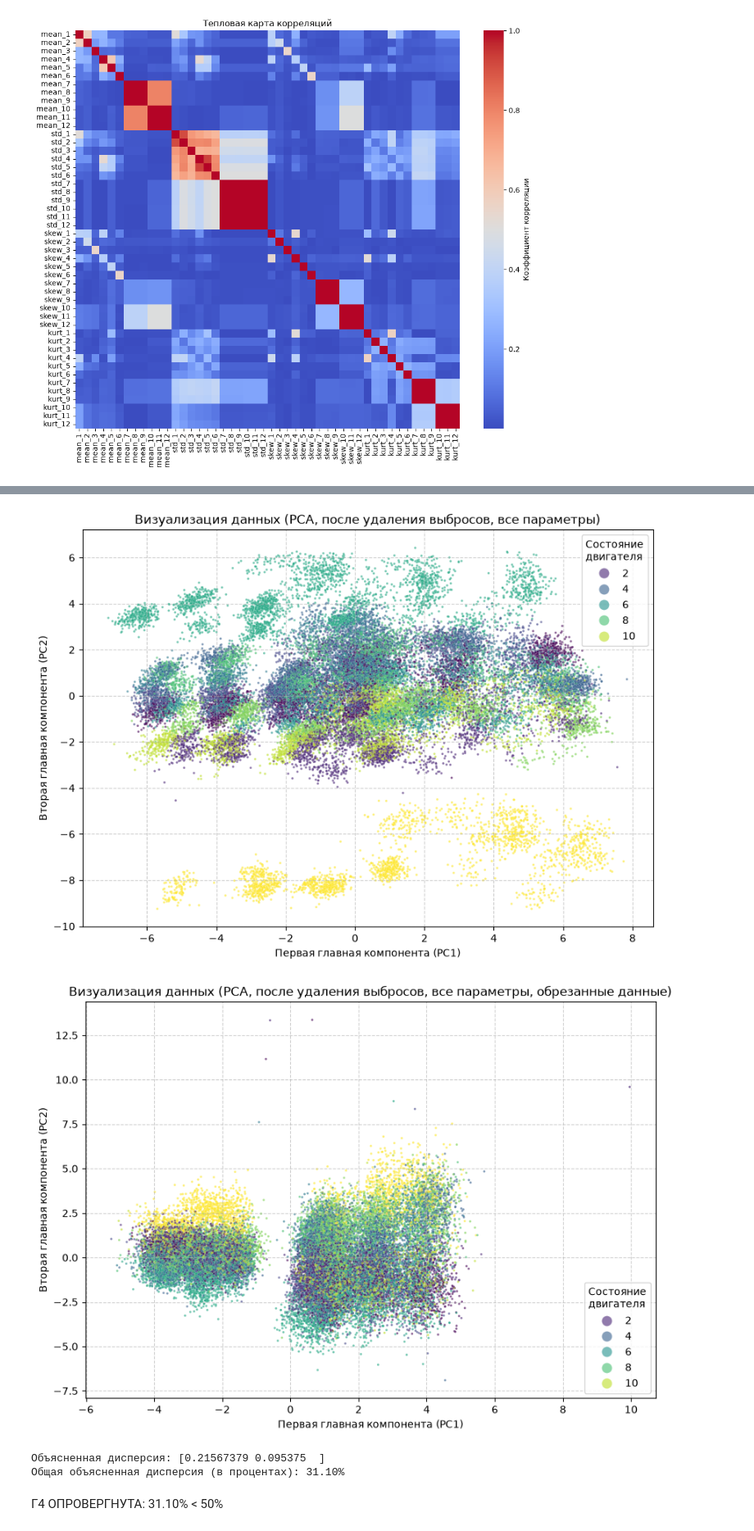
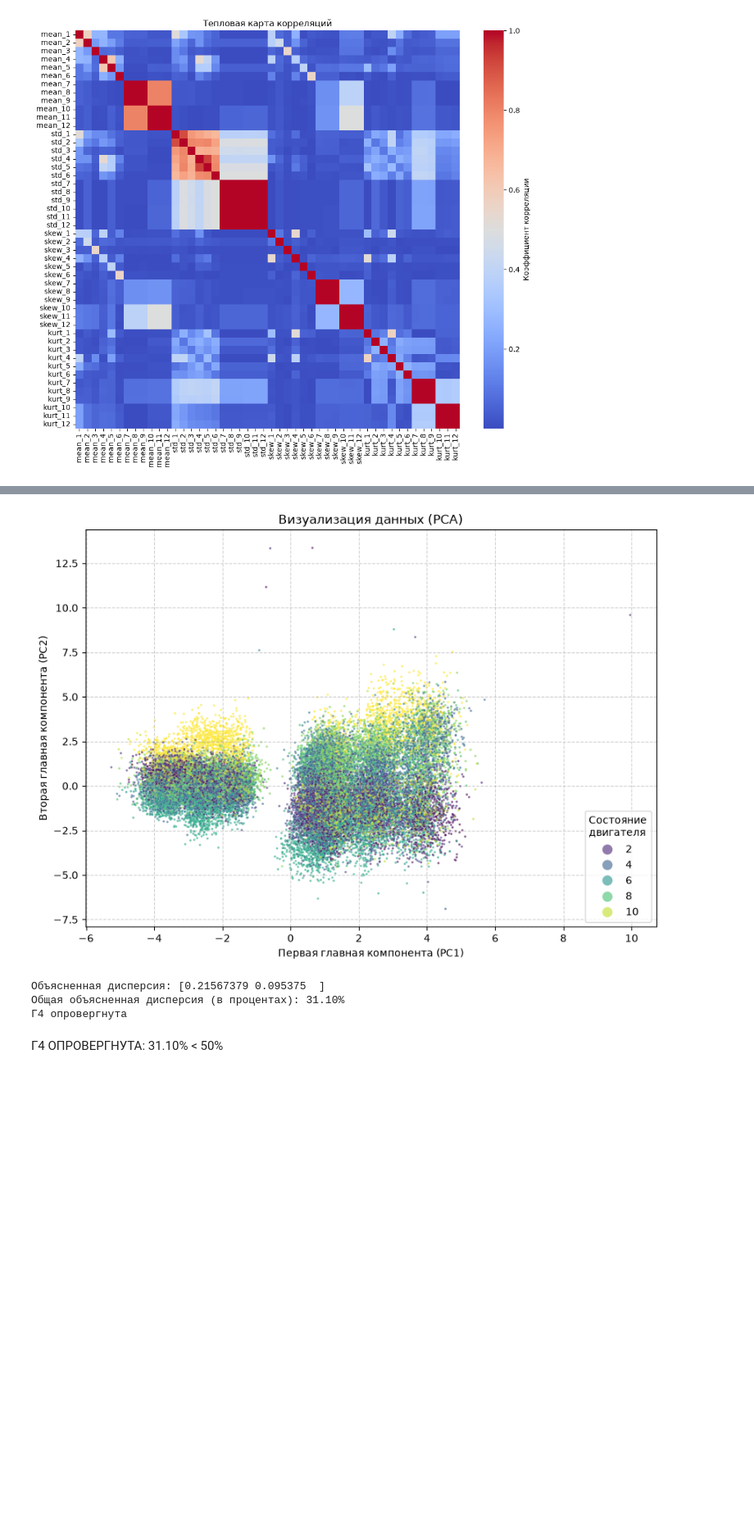
Before and after one commit to mel703/Team, a Jupyter notebook: src/reduce_data.ipynb, the cells around one changed output, grey strips where cells are left out. Shown at 82% size. Saved outputs shown, nothing was run; the diff lists cells and outputs as text; code cells hidden in the pictures; blank space fills up the shorter version.

```diff
--- a/src/reduce_data.ipynb
+++ b/src/reduce_data.ipynb
@@ -36,0 +39,14 @@ corr_threshold = 0.99 # correlation_threshold
+# %%
+X, y = load_data()
+
+missing_values = X.isna().sum().sum()
+print(f"Количество пропусков: {missing_values}")
+
+full_data = X.copy()
+full_data['cls'] = y
+duplicates = full_data.duplicated().sum()
+print(f"Количество полных дубликатов строк: {duplicates}")
+
+class_balance = full_data['cls'].value_counts()
+print("\nКоличество записей в каждом классе:")
+print(class_balance)
@@ -59,13 +149,10 @@ plt.show()
 # %%
-# Готовый сплит
-X_train, X_test, y_train, y_test = split(X, y)
-
 # Готовая нормализация
-X_train_scaled, X_test_scaled = prepare(X_train, X_test)
+X_train_scaled, X_test_scaled = prepare(X_train_reduced, X_test_reduced)
 
 
-# БЕЗ УДАЛЕНИЯ ПАРАМЕТРОВ
-'''# PCA визуализация с выбросами
+'''# БЕЗ УДАЛЕНИЯ ПАРАМЕТРОВ
+# PCA визуализация с выбросами
 pca = PCA(n_components=2)
 X_pca = pca.fit_transform(X_train_scaled)
 
@@ -83,40 +170,10 @@ plt.grid(True, linestyle='--', alpha=0.6)
 plt.savefig('pca_plot.png')
 plt.show()'''
 
-# PCA визуализация без выбросов
-# Маска выбросов
-mask = outliers(X_train, X_train)
-rows_with_outliers = mask.any(axis=1)
-
-# Оставляем только те строки, где выбросов нет
-X_train_clean = X_train[~rows_with_outliers]
-y_train_clean = y_train[~rows_with_outliers]
-
-# Нормализация эти «чистых» данных
-scaler = StandardScaler()
-X_train_scaled = scaler.fit_transform(X_train_clean)
-
-pca = PCA(n_components=2)
-X_pca = pca.fit_transform(X_train_scaled)
-
-plt.figure(figsize=(10, 7))
-scatter = sns.scatterplot(x=X_pca[:, 0], y=X_pca[:, 1], hue=y_train_clean, palette='viridis', alpha=0.6, s=5, linewidth=0.1)
-handles, labels = scatter.get_legend_handles_labels()
-for handle in handles:
-    handle.set_markersize(10)
-plt.title("Визуализация данных (PCA, после удаления выбросов, все параметры)")
-plt.xlabel("Первая главная компонента (PC1)")
-plt.ylabel("Вторая главная компонента (PC2)")
-legend = plt.legend(title="Состояние\nдвигателя", loc='upper right')
-plt.grid(True, linestyle='--', alpha=0.6)
-plt.savefig('pca_clean_plot.png')
-plt.show()
-
 
 # С УДАЛЕНИЕМ ПАРАМЕТРОВ
 # PCA визуализация без выбросов
-# Удаляем лишние столбцы
-X_train_reduced = X_train.drop(columns=to_drop)
+
 # Маска выбросов
 mask = outliers(X_train_reduced, X_train_reduced)
 rows_with_outliers = mask.any(axis=1)
@@ -125,38 +182,42 @@ rows_with_outliers = mask.any(axis=1)
 X_train_clean = X_train_reduced[~rows_with_outliers]
 y_train_clean = y_train[~rows_with_outliers]
 
 # Нормализация эти «чистых» данных
 scaler = StandardScaler()
 X_train_scaled = scaler.fit_transform(X_train_clean)
 
 pca = PCA(n_components=2)
 X_pca = pca.fit_transform(X_train_scaled)
 
 plt.figure(figsize=(10, 7))
 scatter = sns.scatterplot(x=X_pca[:, 0], y=X_pca[:, 1], hue=y_train_clean, palette='viridis', alpha=0.6, s=5, linewidth=0.1)
 handles, labels = scatter.get_legend_handles_labels()
 for handle in handles:
     handle.set_markersize(10)
-plt.title("Визуализация данных (PCA, после удаления выбросов, все параметры, обрезанные данные)")
+plt.title("Визуализация данных (PCA)")
 plt.xlabel("Первая главная компонента (PC1)")
 plt.ylabel("Вторая главная компонента (PC2)")
 
 legend = plt.legend(title="Состояние\nдвигателя", loc='lower right')
 plt.grid(True, linestyle='--', alpha=0.6)
 plt.savefig('pca_clean_plot_DropOutlets.png')
 plt.show()
 
 
 # Гипотеза Г4: проверка объясненной дисперсии
 print(f"Объясненная дисперсия: {pca.explained_variance_ratio_}")
 # Общую информация о "качестве" сжатия
 total_variance = sum(pca.explained_variance_ratio_)
 print(f"Общая объясненная дисперсия (в процентах): {total_variance * 100:.2f}%")
+if total_variance >= 0.5:
+    print("Г4 подтверждена")
+else:
+    print("Г4 опровергнута")
 # %% [output]
-[figure, old version]
+[figure, new version]
-[figure, removed]
 Объясненная дисперсия: [0.21567379 0.095375  ]
 Общая объясненная дисперсия (в процентах): 31.10%
+Г4 опровергнута
 # %% [markdown]
 Г4 ОПРОВЕРГНУТА: 31.10% < 50%
 # %% [markdown]
```
Also changed, not shown: parts of 16 cells of this notebook, 7 other files.
